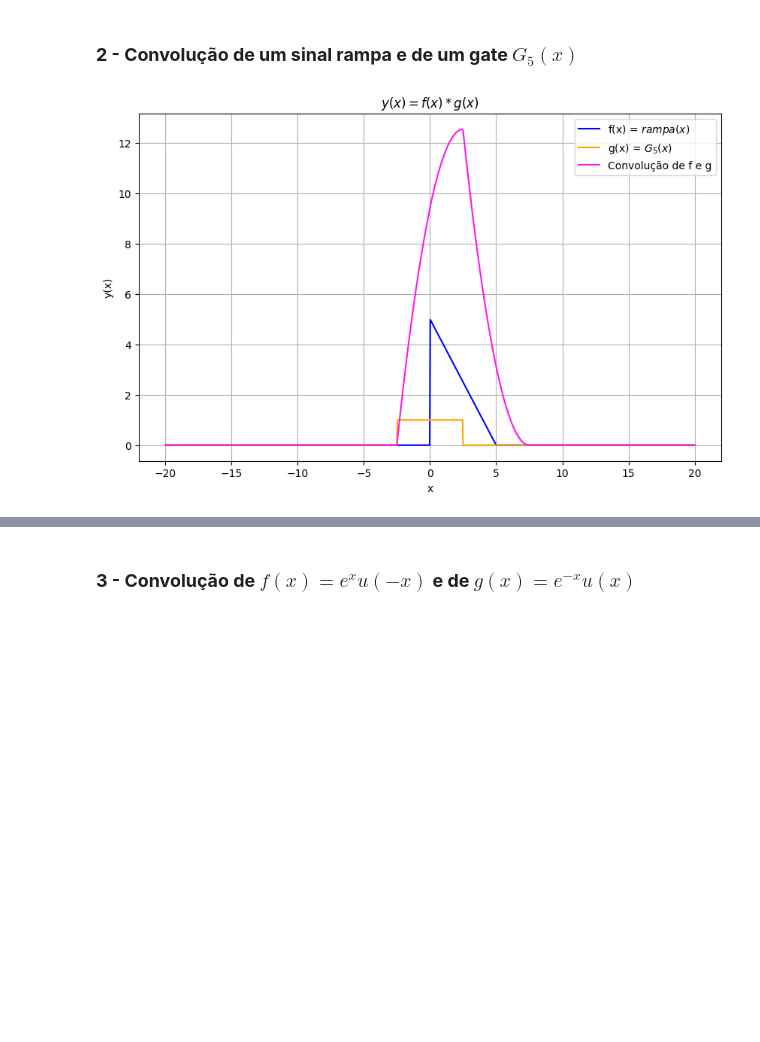
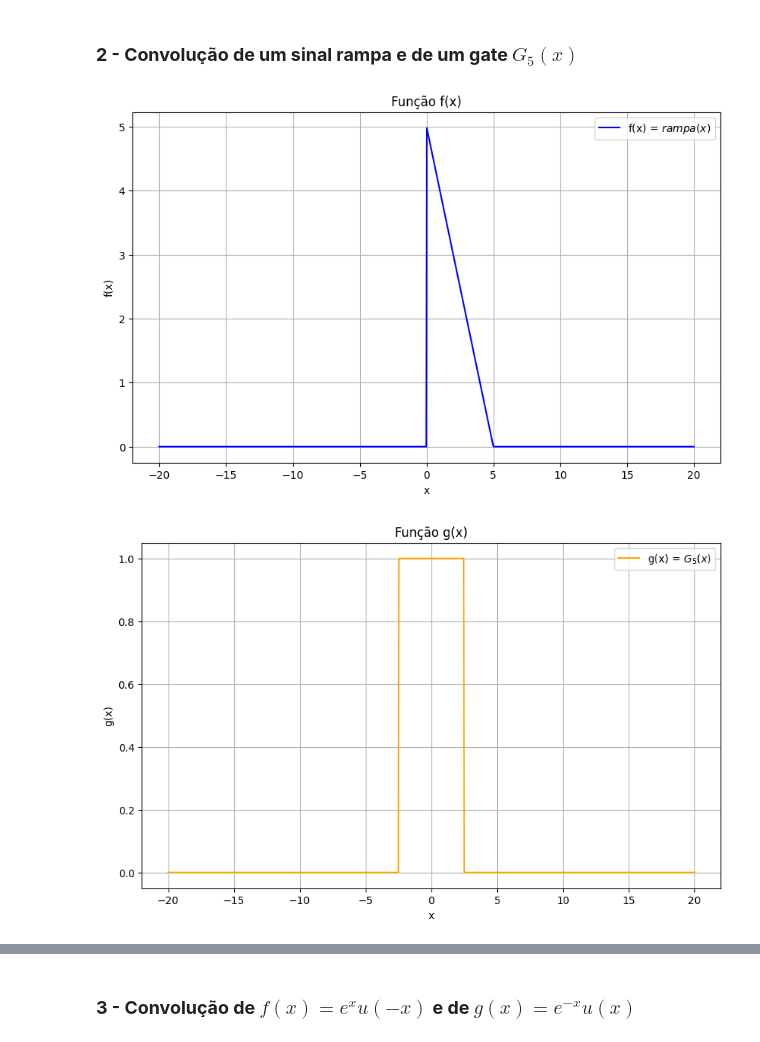
Before and after one commit to XandeGVaz/SinaisSistemas-Work, a Jupyter notebook: apresentacao.ipynb, the cells around one changed output, grey strips where cells are left out. Saved outputs shown, nothing was run; the diff lists cells and outputs as text; code cells hidden in the pictures; blank space fills up the shorter version.

```diff
--- a/apresentacao.ipynb
+++ b/apresentacao.ipynb
@@ -145,31 +161,58 @@ a = -20         # limite inferior
 b = 20          # limite superior
 N = 1000        # número de partições
 
 # Definindo os valores de x
 x_values = np.linspace(a, b, N)
 
 # Calculando a convolução para cada valor de x
 i = 0
 conv_values = np.zeros(N)
 for x in x_values:
     conv_values[i] = conv(a,b,N,f2,g2,x)
     i += 1
 
+# Plotando f(x)
+plt.figure(figsize=(10, 6))
+plt.plot(x_values, [f2(x) for x in x_values], label='f(x) = $rampa(x)$', color='blue')
+plt.xlabel('x')
+plt.ylabel('f(x)')
+plt.title('Função f(x)')
+plt.legend()
+plt.grid(True)
+# Salvamento do gráfico
+plt.savefig('graficos_plotados/funcao_f2.png')
+# Exibição do gráfico
+plt.show()
+
+# Plotando g(x)
+plt.figure(figsize=(10, 6))
+plt.plot(x_values, [g2(x) for x in x_values], label='g(x) = $G_5(x)$', color='orange')
+plt.xlabel('x')
+plt.ylabel('g(x)')
+plt.title('Função g(x)')
+plt.legend()
+plt.grid(True)
+# Salvamento do gráfico
+plt.savefig('graficos_plotados/funcao_g2.png')
+# Exibição do gráfico
+plt.show()
+
 # Plotando os resultados
 plt.figure(figsize=(10, 6))
 plt.plot(x_values, [f2(x) for x in x_values], label='f(x) = $rampa(x)$', color='blue')
 plt.plot(x_values, [g2(x) for x in x_values], label='g(x) = $G_5(x)$', color = 'orange')
 plt.plot(x_values, conv_values, label='Convolução de f e g', color='#fa19ef')
 plt.xlabel('x')
 plt.ylabel('y(x)')
 plt.title('$y(x) = f(x) * g(x)$')
 plt.legend()
 plt.grid(True)
 
 # Salvamento do gráfico
 plt.savefig('graficos_plotados/convolucao2.png')
 
 # Exibição do gráfico
 plt.show()
 # %% [output]
-[figure, old version]
+[figure, new version]
+[figure, added]
```
Also changed, not shown: parts of 3 cells of this notebook, 5 other files.
